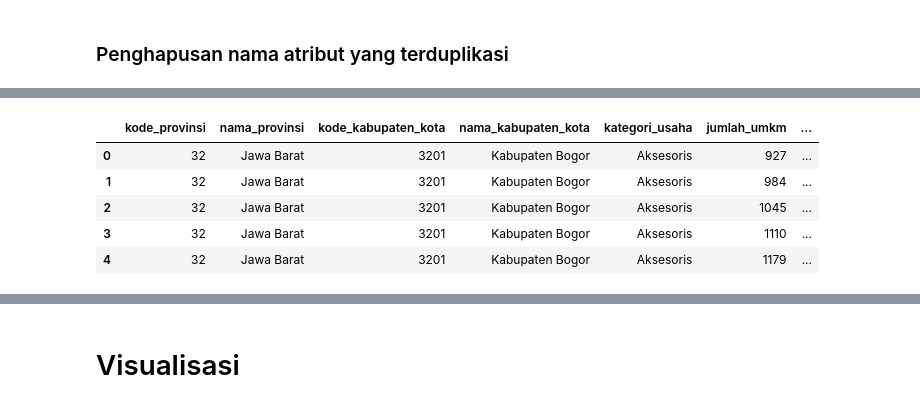
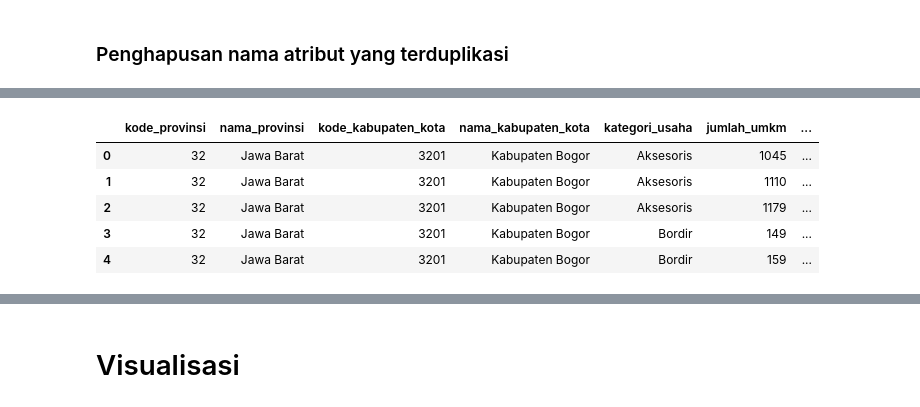
Before and after one commit to NabilHanifA/Data-Mining-Kel-1-2023, a Jupyter notebook: EDAv1.ipynb, the cells around one changed output, grey strips where cells are left out. Saved outputs shown, nothing was run; the diff lists cells and outputs as text; code cells hidden in the pictures.

```diff
--- a/EDAv1.ipynb
+++ b/EDAv1.ipynb
@@ -183,3 +194,4 @@ df_umkm.head()
 # %%
-df_kemiskinan = df_kemiskinan[(df_kemiskinan['tahun']>'2016-01-01') & (df_kemiskinan['tahun']<'2022-01-01')]
-df_kemiskinan = df_kemiskinan[['kode_provinsi', 'nama_provinsi', 'kode_kabupaten_kota', 'nama_kabupaten_kota', 'angka_garis_kemiskinan', 'satuan', 'tahun']]
+df_penduduk = df_penduduk[(df_penduduk['tahun'] > 2018) & (df_penduduk['tahun'] < 2022)]
+df_penduduk = df_penduduk[['kode_provinsi', 'nama_provinsi', 'kode_kabupaten_kota', 'nama_kabupaten_kota', 'jumlah_penduduk', 'satuan', 'tahun']]
+df_penduduk.head()
@@ -185,0 +205,4 @@ df_kemiskinan = df_kemiskinan[['kode_provinsi', 'nama_provinsi', 'kode_kabupaten
+# %%
+df_pendudukmiskin = df_pendudukmiskin[(df_pendudukmiskin['tahun'] > 2018) & (df_pendudukmiskin['tahun'] < 2022)]
+df_pendudukmiskin = df_pendudukmiskin[['kode_provinsi', 'nama_provinsi', 'kode_kabupaten_kota', 'nama_kabupaten_kota', 'persentase_penduduk_miskin', 'satuan', 'tahun']]
+df_pendudukmiskin.head()
@@ -188,5 +218,6 @@ df_kemiskinan = df_kemiskinan[['kode_provinsi', 'nama_provinsi', 'kode_kabupaten
 # %%
-df2 = pd.merge(df_umkm, df_kemiskinan,how="left", on=["kode_kabupaten_kota", "tahun"])
+df2 = pd.merge(df_umkm, df_penduduk, how="left", on=["kode_kabupaten_kota", "tahun"])
+df2 = pd.merge(df2, df_pendudukmiskin, how="left", on=["kode_kabupaten_kota", "tahun"])
 df2.head()
 # %% [output]
 |  | nama_provinsi_x | kode_kabupaten_kota | nama_kabupaten_kota_x | kategori_usaha | jumlah_umkm | satuan_x | ... |
@@ -198,9 +229,7 @@ df2.head()
 # %% [markdown]
 ### Penghapusan nama atribut yang terduplikasi
 # %%
-df2 = df2.drop(columns=['nama_provinsi_y', 'nama_kabupaten_kota_y', 'satuan_x', 'satuan_y'])
-df2 = df2.rename(columns={'nama_provinsi_x': 'nama_provinsi', 'nama_kabupaten_kota_x': 'nama_kabupaten_kota'})
-df2["kode_provinsi"] = df2["kode_provinsi"].astype("category")
-df2["kode_kabupaten_kota"] = df2["kode_kabupaten_kota"].astype("category")
+df2 = df2.drop(columns=['nama_provinsi_x', 'nama_kabupaten_kota_x', 'satuan_x', 'nama_provinsi_y', 'nama_kabupaten_kota_y', 'satuan_y', 'kode_provinsi_y', 'satuan'])
+df2 = df2.rename(columns={'kode_provinsi_x': 'kode_provinsi'})
 df2.head()
 # %% [output]
@@ -213,10 +242,10 @@ df2.head()
 # %%
-df2 = df2[['kode_provinsi', 'nama_provinsi', 'kode_kabupaten_kota', 'nama_kabupaten_kota', 'kategori_usaha', 'jumlah_umkm', 'angka_garis_kemiskinan', 'tahun']]
+df2 = df2[['kode_provinsi', 'nama_provinsi', 'kode_kabupaten_kota', 'nama_kabupaten_kota', 'kategori_usaha', 'jumlah_umkm', 'jumlah_penduduk', 'persentase_penduduk_miskin', 'tahun']]
 df2.head()
 # %% [output]
 |  | kode_provinsi | nama_provinsi | kode_kabupaten_kota | nama_kabupaten_kota | kategori_usaha | jumlah_umkm | ... |
-| 0 | 32 | Jawa Barat | 3201 | Kabupaten Bogor | Aksesoris | 927 | ... |
-| 1 | 32 | Jawa Barat | 3201 | Kabupaten Bogor | Aksesoris | 984 | ... |
-| 2 | 32 | Jawa Barat | 3201 | Kabupaten Bogor | Aksesoris | 1045 | ... |
-| 3 | 32 | Jawa Barat | 3201 | Kabupaten Bogor | Aksesoris | 1110 | ... |
-| 4 | 32 | Jawa Barat | 3201 | Kabupaten Bogor | Aksesoris | 1179 | ... |
+| 0 | 32 | Jawa Barat | 3201 | Kabupaten Bogor | Aksesoris | 1045 | ... |
+| 1 | 32 | Jawa Barat | 3201 | Kabupaten Bogor | Aksesoris | 1110 | ... |
+| 2 | 32 | Jawa Barat | 3201 | Kabupaten Bogor | Aksesoris | 1179 | ... |
+| 3 | 32 | Jawa Barat | 3201 | Kabupaten Bogor | Bordir | 149 | ... |
+| 4 | 32 | Jawa Barat | 3201 | Kabupaten Bogor | Bordir | 159 | ... |
```
Also changed, not shown: parts of 37 cells of this notebook, 4 other files.
